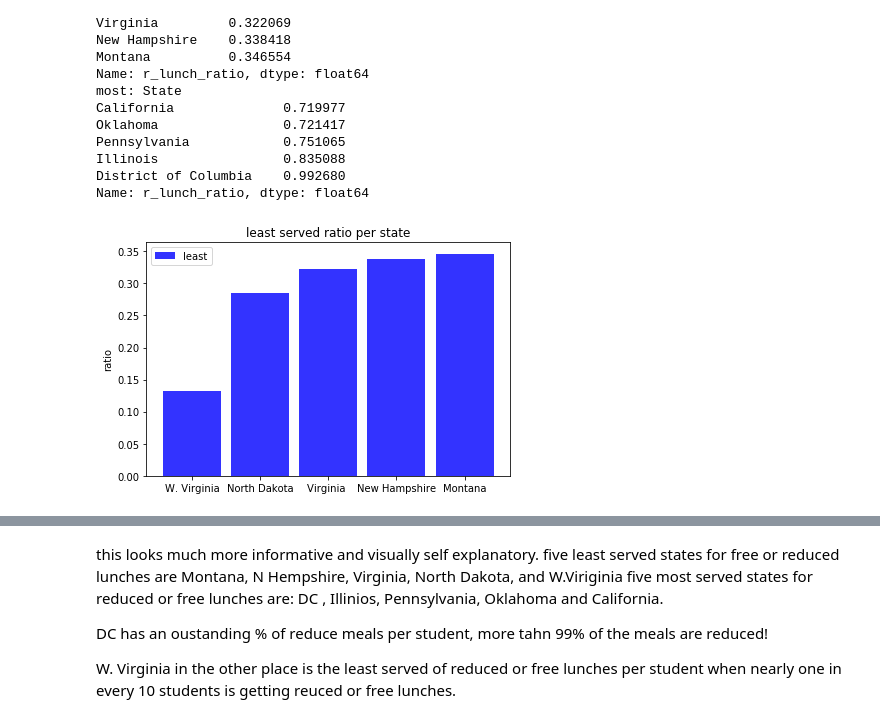
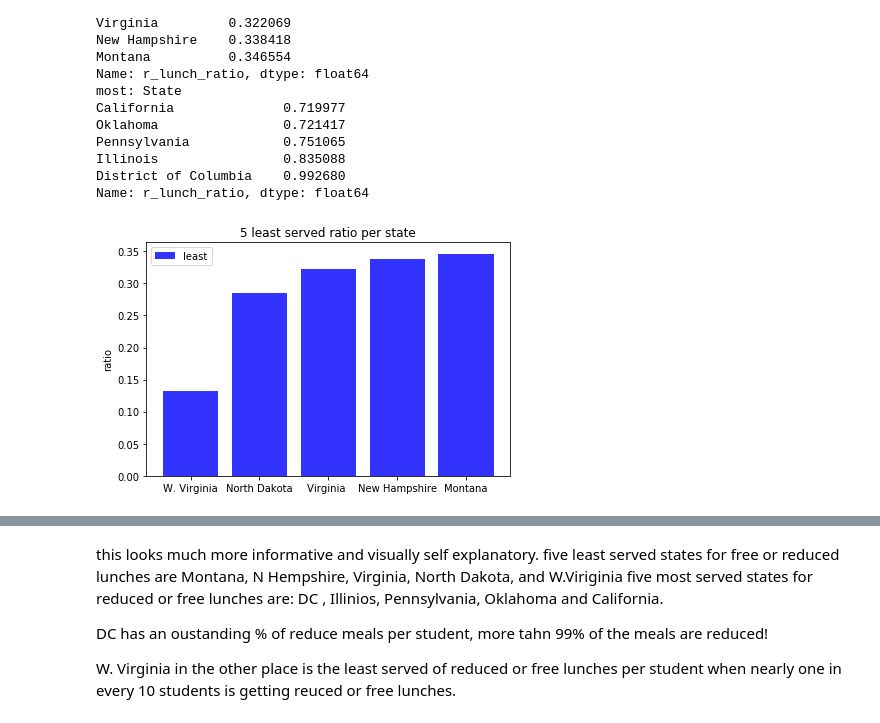
Before and after one commit to avigailvantu/social_impact-, a Jupyter notebook: social_impact.ipynb, the cells around one changed output, grey strips where cells are left out. Drawn from its saved outputs; the diff is of its cells as text; code cells hidden in the pictures.

```diff
--- a/social_impact.ipynb
+++ b/social_impact.ipynb
@@ -453,35 +478,31 @@ Pennsylvania            0.751065
 Illinois                0.835088
 District of Columbia    0.992680
 Name: r_lunch_ratio, dtype: float64
-# %%
-least['State'] = least.index
 # %%
 n_groups = 5
-#least
-#most
 
 
 fig, ax = plt.subplots()
 index = np.arange(n_groups)
+bar_width = 0.8
+opacity = 0.8
 
-opacity = 0.8
 
 ll = plt.bar(index, least, bar_width,
                  alpha=opacity,
                  color='b',
                  label='least')
 
-
 #plt.xlabel('state')
 plt.ylabel('ratio')
-plt.title('least served ratio per state')
+plt.title('5 least served ratio per state')
 plt.xticks(index , ('W. Virginia', 'North Dakota', 'Virginia ', 'New Hampshire', 'Montana'))
 plt.legend()
 
 plt.tight_layout()
 plt.show()
 # %% [output]
-[figure, old version]
+[figure, new version]
 # %%
 n_groups = 5
 #least
```
Also changed, not shown: parts of 11 cells of this notebook.
